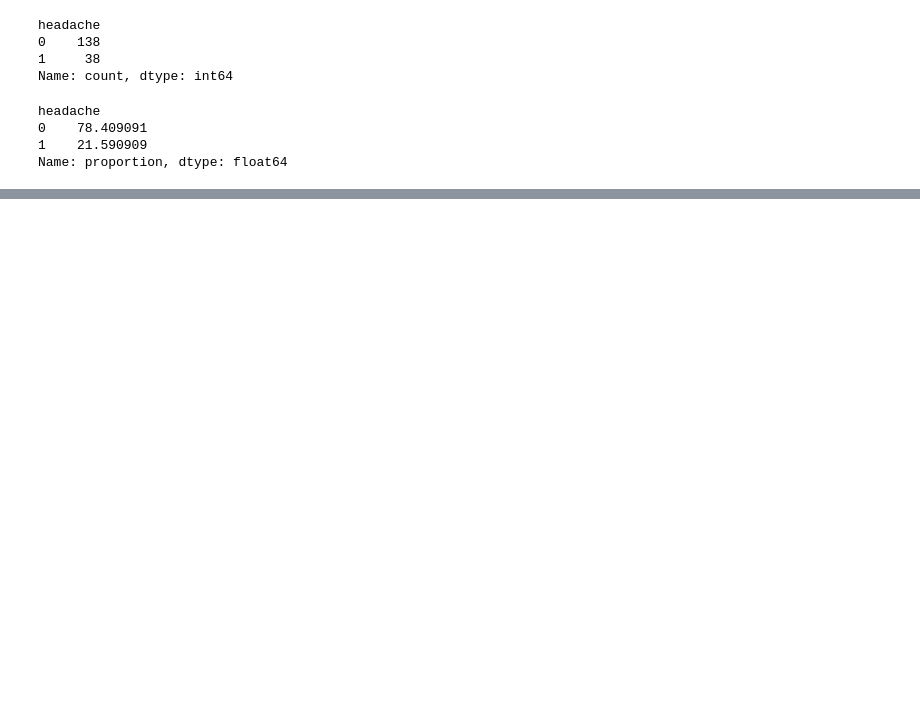
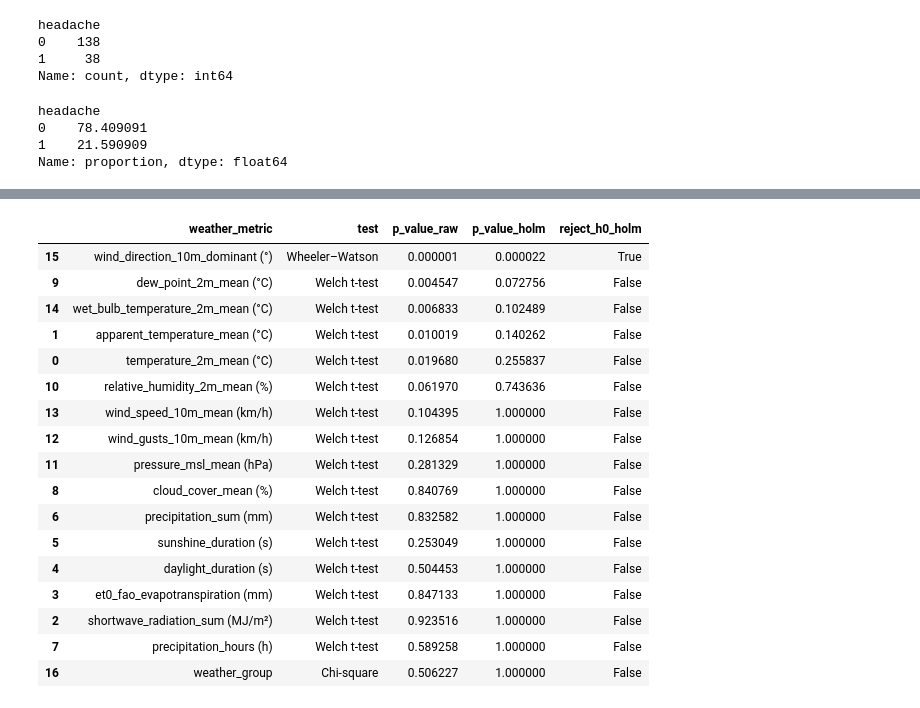
Before and after one commit to Waarentina/Case_3_headache, a Jupyter notebook: Analysis.ipynb, the cells around one changed output, grey strips where cells are left out. Drawn from its saved outputs; the diff is of its cells as text; code cells hidden in the pictures; blank space fills up the shorter version.

```diff
--- a/Analysis.ipynb
+++ b/Analysis.ipynb
@@ -205,0 +432,44 @@ plt.show()
+# %%
+test_results_df = (
+    pd.DataFrame.from_dict(test_results, orient='index')
+    .rename_axis('weather_metric')
+    .reset_index()
+)
+
+if not test_results_df['p_value_raw'].between(0, 1).all():
+    raise ValueError('Check missing or invalid p-values.')
+
+reject, p_adjusted, _, _ = multipletests(
+    test_results_df['p_value_raw'],
+    alpha=0.05,
+    method='holm'
+)
+
+test_results_df['p_value_holm'] = p_adjusted
+test_results_df['reject_h0_holm'] = reject
+
+display(
+    test_results_df[
+        ['weather_metric', 'test', 'p_value_raw',
+         'p_value_holm', 'reject_h0_holm']
+    ].sort_values('p_value_holm')
+)
+# %% [output]
+|  | weather_metric | test | p_value_raw | p_value_holm | reject_h0_holm |
+| 15 | wind_direction_10m_dominant (°) | Wheeler–Watson | 0.000001 | 0.000022 | True |
+| 9 | dew_point_2m_mean (°C) | Welch t-test | 0.004547 | 0.072756 | False |
+| 14 | wet_bulb_temperature_2m_mean (°C) | Welch t-test | 0.006833 | 0.102489 | False |
+| 1 | apparent_temperature_mean (°C) | Welch t-test | 0.010019 | 0.140262 | False |
+| 0 | temperature_2m_mean (°C) | Welch t-test | 0.019680 | 0.255837 | False |
+| 10 | relative_humidity_2m_mean (%) | Welch t-test | 0.061970 | 0.743636 | False |
+| 13 | wind_speed_10m_mean (km/h) | Welch t-test | 0.104395 | 1.000000 | False |
+| 12 | wind_gusts_10m_mean (km/h) | Welch t-test | 0.126854 | 1.000000 | False |
+| 11 | pressure_msl_mean (hPa) | Welch t-test | 0.281329 | 1.000000 | False |
+| 8 | cloud_cover_mean (%) | Welch t-test | 0.840769 | 1.000000 | False |
+| 6 | precipitation_sum (mm) | Welch t-test | 0.832582 | 1.000000 | False |
+| 5 | sunshine_duration (s) | Welch t-test | 0.253049 | 1.000000 | False |
+| 4 | daylight_duration (s) | Welch t-test | 0.504453 | 1.000000 | False |
+| 3 | et0_fao_evapotranspiration (mm) | Welch t-test | 0.847133 | 1.000000 | False |
+| 2 | shortwave_radiation_sum (MJ/m²) | Welch t-test | 0.923516 | 1.000000 | False |
+| 7 | precipitation_hours (h) | Welch t-test | 0.589258 | 1.000000 | False |
+| 16 | weather_group | Chi-square | 0.506227 | 1.000000 | False |
```
Also changed, not shown: parts of 26 cells of this notebook, 1 other file.
